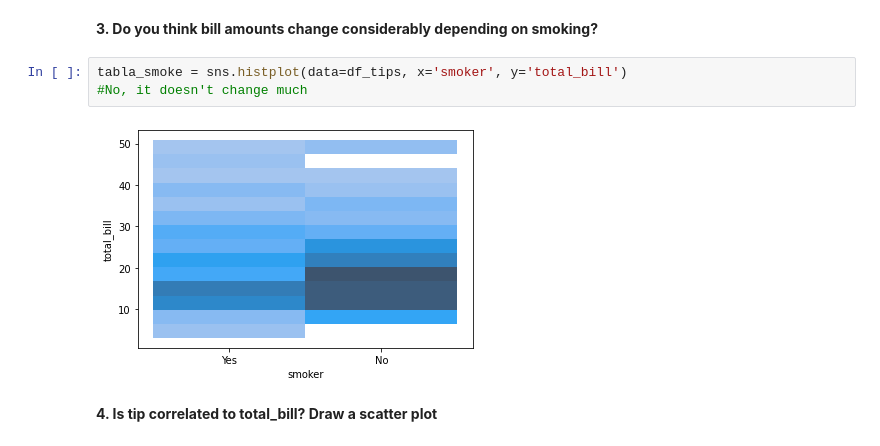
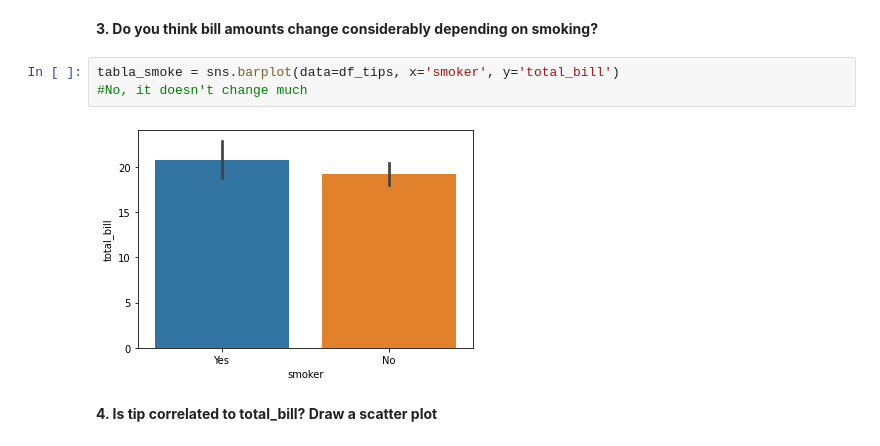
Before and after one commit to Ironhack-Part-Time-Enero2022/lab-visualization-intr, a Jupyter notebook: your-code/challenge-1.ipynb, the cells around one changed output. Saved outputs shown, nothing was run; the diff lists cells and outputs as text.

```diff
--- a/your-code/challenge-1.ipynb
+++ b/your-code/challenge-1.ipynb
@@ -48,10 +48,10 @@ tabla_sex = sns.histplot(data=df_tips, x='day', hue='sex', multiple='dodge')
 # %% [markdown]
 **3. Do you think bill amounts change considerably depending on smoking?**
 # %%
-tabla_smoke = sns.histplot(data=df_tips, x='smoker', y='total_bill')
+tabla_smoke = sns.barplot(data=df_tips, x='smoker', y='total_bill')
 #No, it doesn't change much
 # %% [output]
-[figure, old version]
+[figure, new version]
 # %% [markdown]
 **4. Is tip correlated to total_bill? Draw a scatter plot**
 # %%
```
